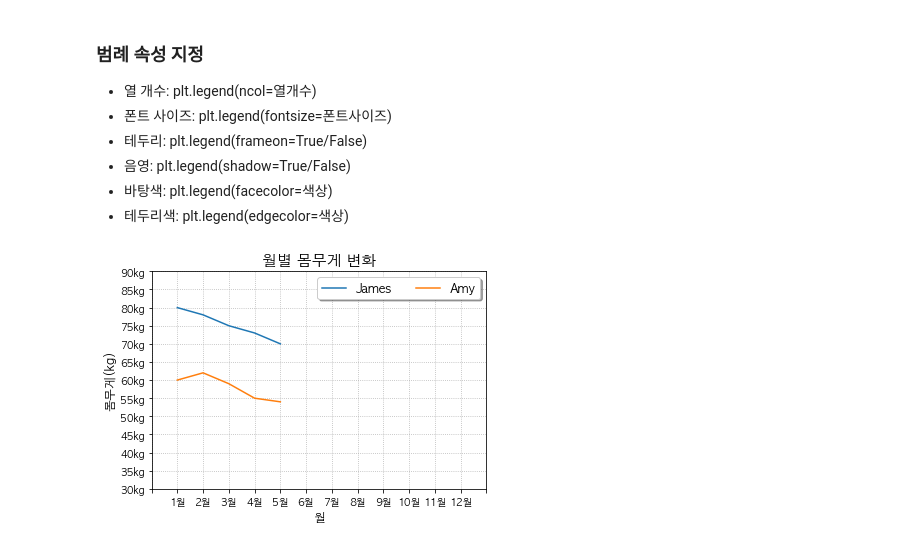
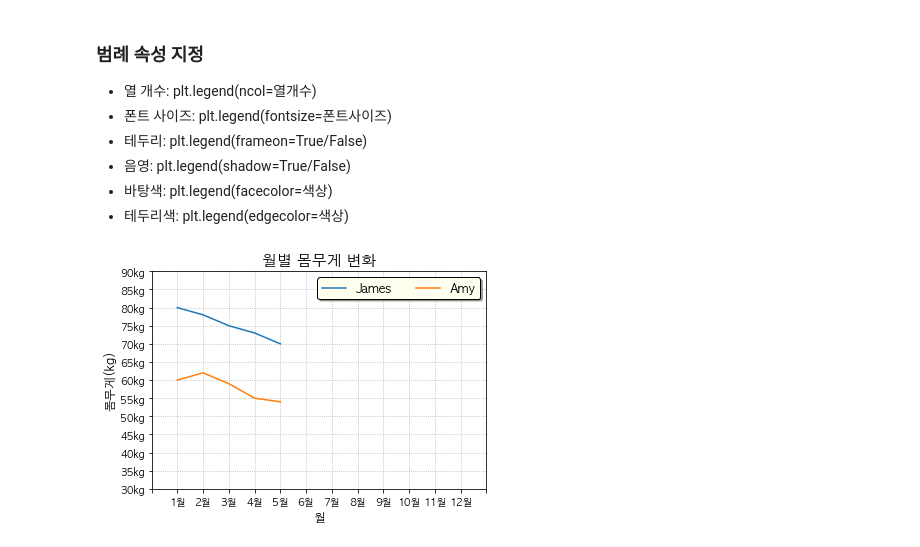
Before and after one commit to limetree-indigo/python-visualization, a Jupyter notebook: 02 그래프 스타일링/02-4 여러개의 그래프와 범례.ipynb, the cells around one changed output. Cells and saved outputs as stored; diff of their text form; code cells hidden in the pictures.

```diff
--- a/02 그래프 스타일링/02-4 여러개의 그래프와 범례.ipynb
+++ b/02 그래프 스타일링/02-4 여러개의 그래프와 범례.ipynb
@@ -273,25 +273,25 @@ plt.show()
 # %%
 # 두 그래프 그리기
 plt.plot(df1['월'], df1['몸무게'], label='James')
 plt.plot(df2['월'], df2['몸무게'], label='Amy')
-plt.legend(ncol=2, fontsize=12, shadow=True, )
+plt.legend(ncol=2, fontsize=12, shadow=True, facecolor='ivory', edgecolor='k')
 
 # 그래프 제목
 plt.title('월별 몸무게 변화', size=15)
 
 # 축 라벨
 plt.xlabel('월', fontsize=12)
 plt.ylabel('몸무게(kg)', fontsize=12)
 
 # x 축 틱
 plt.xticks(range(0,14,1), labels=xtick_label)
 
 # y 축 틱
 plt.yticks(range(30,95,5), labels=ytick_label)
 
 # 그리드
 plt.grid(ls=':')
 
 plt.show()
 # %% [output]
-[figure, old version]
+[figure, new version]
```
Also changed, not shown: 1 other file.
